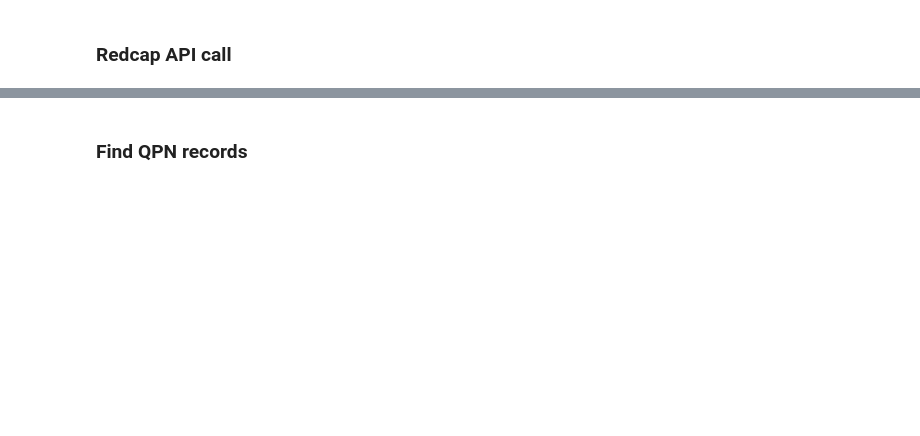
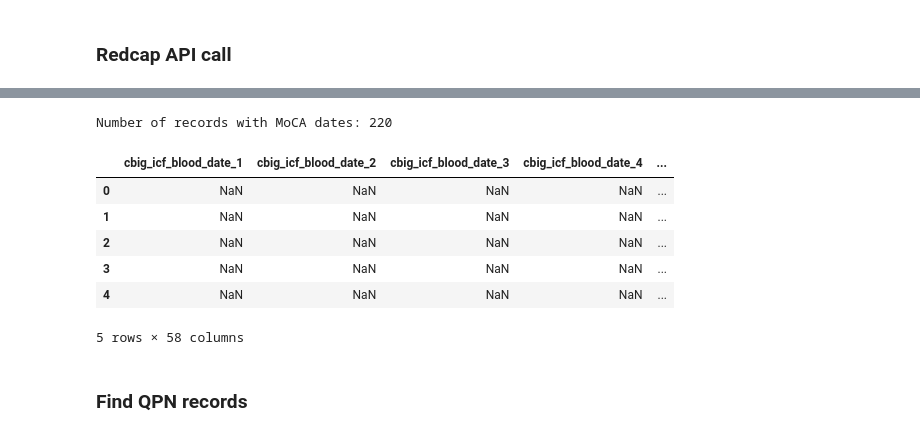
Before and after one commit to nipoppy/nipoppy, a Jupyter notebook: nipoppy/notebooks/tabular_merge.ipynb, the cells around one changed output, grey strips where cells are left out. Saved outputs shown, nothing was run; the diff lists cells and outputs as text; code cells hidden in the pictures; blank space fills up the shorter version.

```diff
--- a/nipoppy/notebooks/tabular_merge.ipynb
+++ b/nipoppy/notebooks/tabular_merge.ipynb
@@ -117,3 +160,18 @@ record_dict["all_redcap_records"] = redcap_records
+# %%
+substr = "date"
+res = [i for i in redcap_cols if substr in i]
+n_dates = query_df[~(query_df["moca_date_1"]=="")]["moca_date_1"].count()
+print(f"Number of records with MoCA dates: {n_dates}")
+query_df[res].head()
+# %% [output]
+Number of records with MoCA dates: 220
+|  | cbig_icf_blood_date_1 | cbig_icf_blood_date_2 | cbig_icf_blood_date_3 | cbig_icf_blood_date_4 | ... |
+| 0 | NaN | NaN | NaN | NaN | ... |
+| 1 | NaN | NaN | NaN | NaN | ... |
+| 2 | NaN | NaN | NaN | NaN | ... |
+| 3 | NaN | NaN | NaN | NaN | ... |
+| 4 | NaN | NaN | NaN | NaN | ... |
+5 rows × 58 columns
 # %% [markdown]
 ### Find QPN records
 # %%
```
Also changed, not shown: parts of 31 cells of this notebook, 2 other files.
